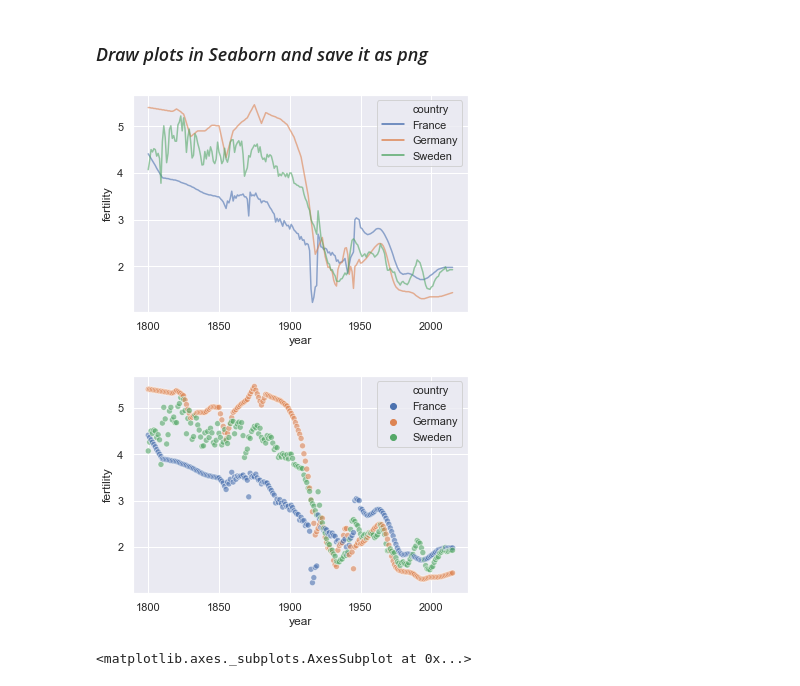
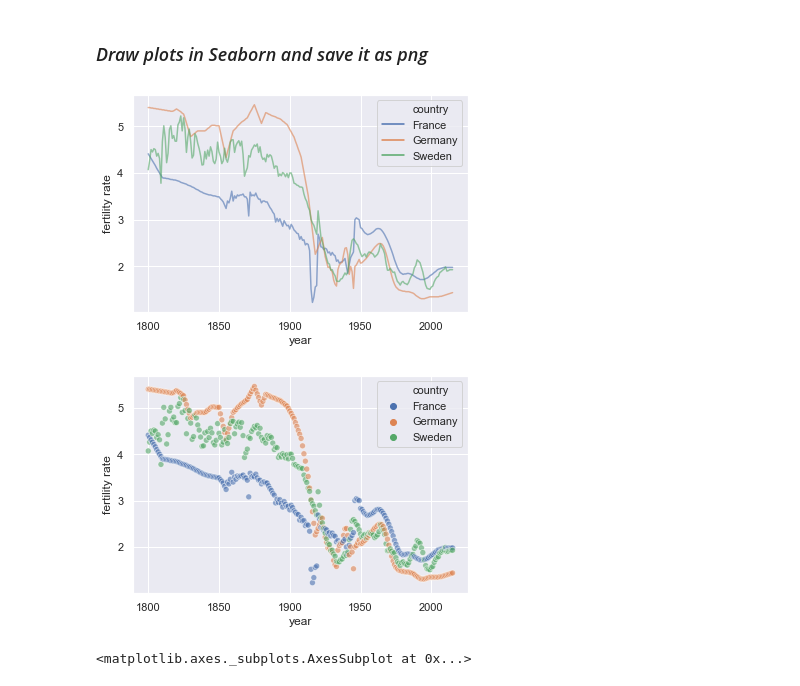
Before and after one commit to CarSomma/test_repo, a Jupyter notebook: Animated_scatterplot.ipynb, the cells around one changed output. Saved outputs shown, nothing was run; the diff lists cells and outputs as text; code cells hidden in the pictures.

```diff
--- a/Animated_scatterplot.ipynb
+++ b/Animated_scatterplot.ipynb
@@ -119,8 +106,6 @@ fert_life.head()
 # %%
 fert.reset_index(inplace = True)
 life.reset_index(inplace = True)
-# %%
-fert.set_index('index',inplace=True)
 # %%
 life.index.rename('index',inplace=True)
 # %%
@@ -163,3 +147,5 @@ fert_life.head()
 | 4 | Algeria | 1800 | 6.99 | 28.82 |
 | 7 | Angola | 1800 | 6.93 | 26.98 |
 | 9 | Antigua and Barbuda | 1800 | 5.00 | 33.54 |
+# %%
+fert_life.rename(columns={'fertility':'fertility rate'},inplace=True)
@@ -253,17 +243,17 @@ fert_pop_GFS.head()
 # %% [markdown]
 ### *Draw plots in Seaborn and save it as png*
 # %%
-sns.lineplot(x = 'year', y='fertility',hue='country',\
+sns.lineplot(x = 'year', y='fertility rate',hue='country',\
              data=fert_life_GFS,alpha = 0.6)
 plt.savefig('./figures/fertility_vs_year_lineplot.png',dpi = 150)
 # %% [output]
-[figure, old version]
+[figure, new version]
 # %%
-sns.scatterplot(x = 'year', y='fertility',hue='country',\
+sns.scatterplot(x = 'year', y='fertility rate',hue='country',\
              data=fert_life_GFS,alpha = 0.6)
 plt.savefig('./figures/fertility_vs_year_scatterplot.png',dpi = 150)
 # %% [output]
-[figure, old version]
+[figure, new version]
 # %%
 sns.lineplot(x = 'year', y='life expectancy',hue='country',\
              data=fert_life_GFS,alpha = 0.6)
```
Also changed, not shown: parts of 13 cells of this notebook.
